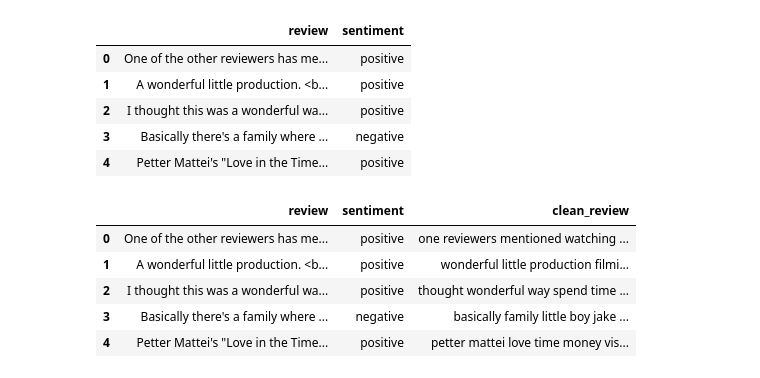
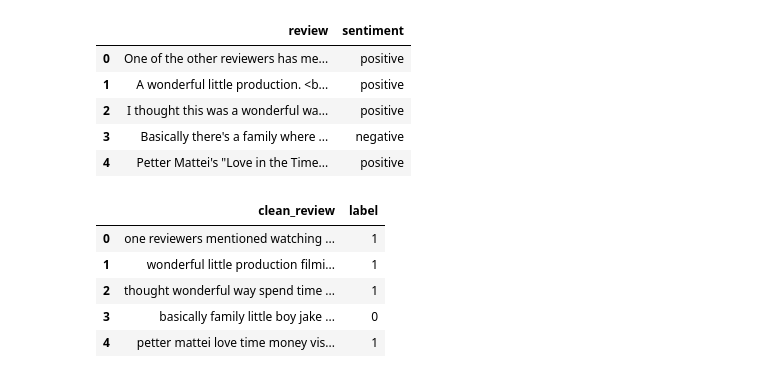
Before and after one commit to fauzinurfalah/SentimentIMDB, a Jupyter notebook: KEL3_DATA_MINING.ipynb, the cells around one changed output. Drawn from its saved outputs; the diff is of its cells as text; code cells hidden in the pictures.

```diff
--- a/KEL3_DATA_MINING.ipynb
+++ b/KEL3_DATA_MINING.ipynb
@@ -71,21 +78,24 @@ df.head()
 # %%
 # Hapus nilai kosong
 df.dropna(inplace=True)
 
 def clean_text(text):
     text = re.sub(r'<.*?>', '', text)          # hapus HTML tag
     text = re.sub(r'[^a-zA-Z]', ' ', text)     # hapus angka & simbol
     text = text.lower()                        # ubah ke huruf kecil
     text = text.split()                        # tokenisasi sederhana
     text = [word for word in text if word not in stop_words]  # hapus stopwords
     return ' '.join(text)
 
+df.dropna(inplace=True)
 df['clean_review'] = df['review'].apply(clean_text)
+df['label'] = df['sentiment'].map({'negative':0, 'positive':1})
+df = df[['clean_review', 'label']].dropna()
 df.head()
 # %% [output]
-|  | review | sentiment | clean_review |
-| 0 | One of the other reviewers has me... | positive | one reviewers mentioned watching ... |
-| 1 | A wonderful little production. <b... | positive | wonderful little production filmi... |
-| 2 | I thought this was a wonderful wa... | positive | thought wonderful way spend time ... |
-| 3 | Basically there's a family where ... | negative | basically family little boy jake ... |
-| 4 | Petter Mattei's "Love in the Time... | positive | petter mattei love time money vis... |
+|  | clean_review | label |
+| 0 | one reviewers mentioned watching ... | 1 |
+| 1 | wonderful little production filmi... | 1 |
+| 2 | thought wonderful way spend time ... | 1 |
+| 3 | basically family little boy jake ... | 0 |
+| 4 | petter mattei love time money vis... | 1 |
```
Also changed, not shown: parts of 17 cells of this notebook.
